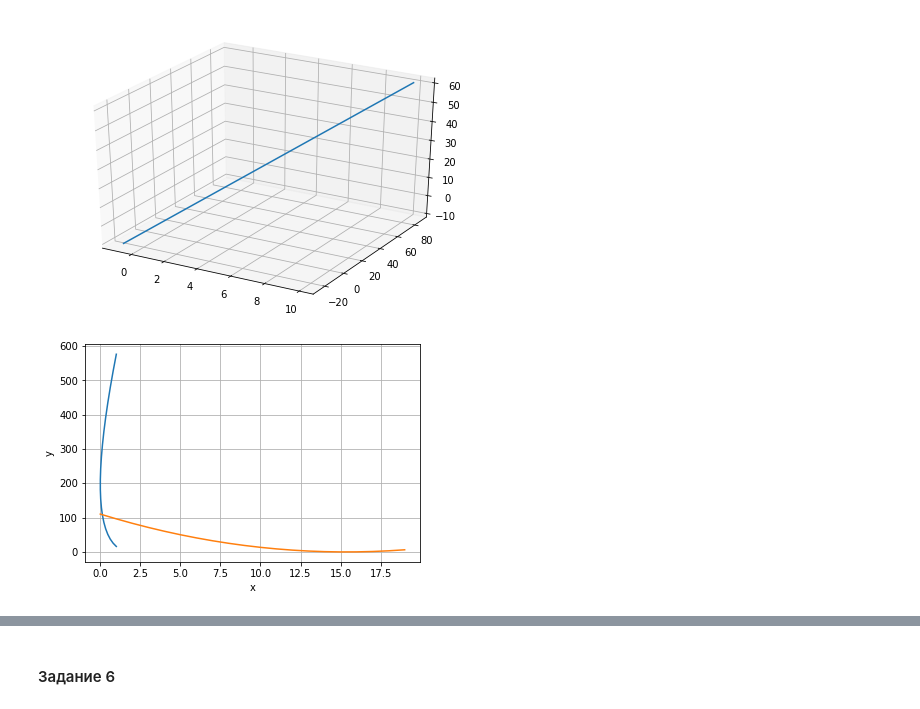
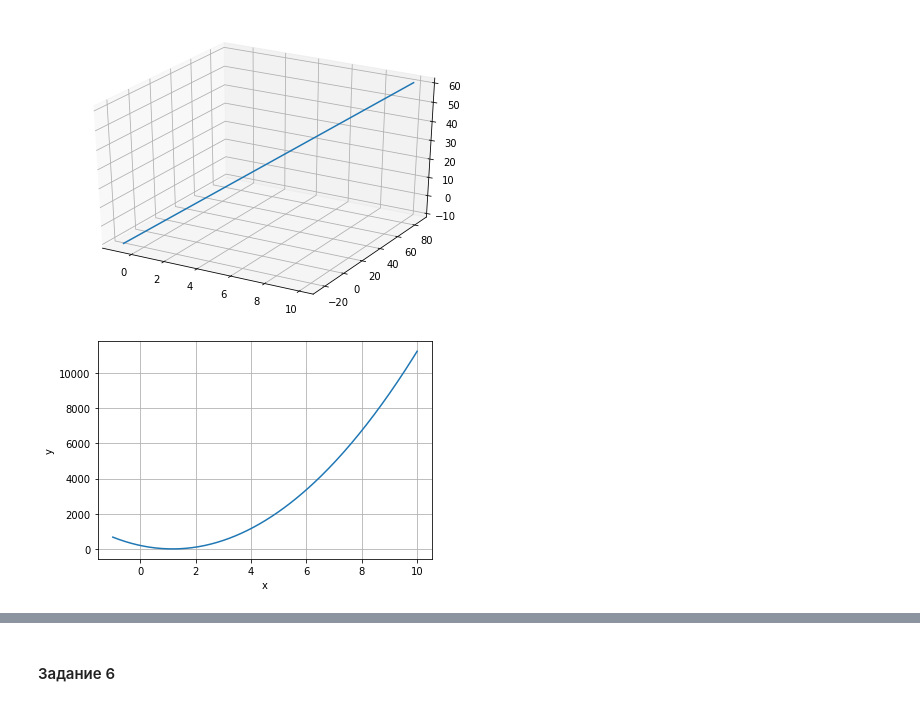
Before and after one commit to BlockMura/Jupiter, a Jupyter notebook: HW.ipynb, the cells around one changed output, grey strips where cells are left out. Drawn from its saved outputs; the diff is of its cells as text; code cells hidden in the pictures.

```diff
--- a/HW.ipynb
+++ b/HW.ipynb
@@ -109,11 +109,12 @@ plt.show()
 # %% [output]
 [figure]
 # %%
-x = linspace(-1,1,20)
-plt.plot(x**2, (10*x-14)**2, (6.5*x-4)**2)
+# x=примерно 1
+x = linspace(-1,10,200)
+plt.plot(x, x**2+(10*x-14)**2+(6.5*x-4)**2)
 plt.xlabel('x')
 plt.ylabel('y')
 plt.grid(True)
 plt.show()
 # %% [output]
-[figure, old version]
+[figure, new version]
```
Also changed, not shown: parts of 1 cell of this notebook.
